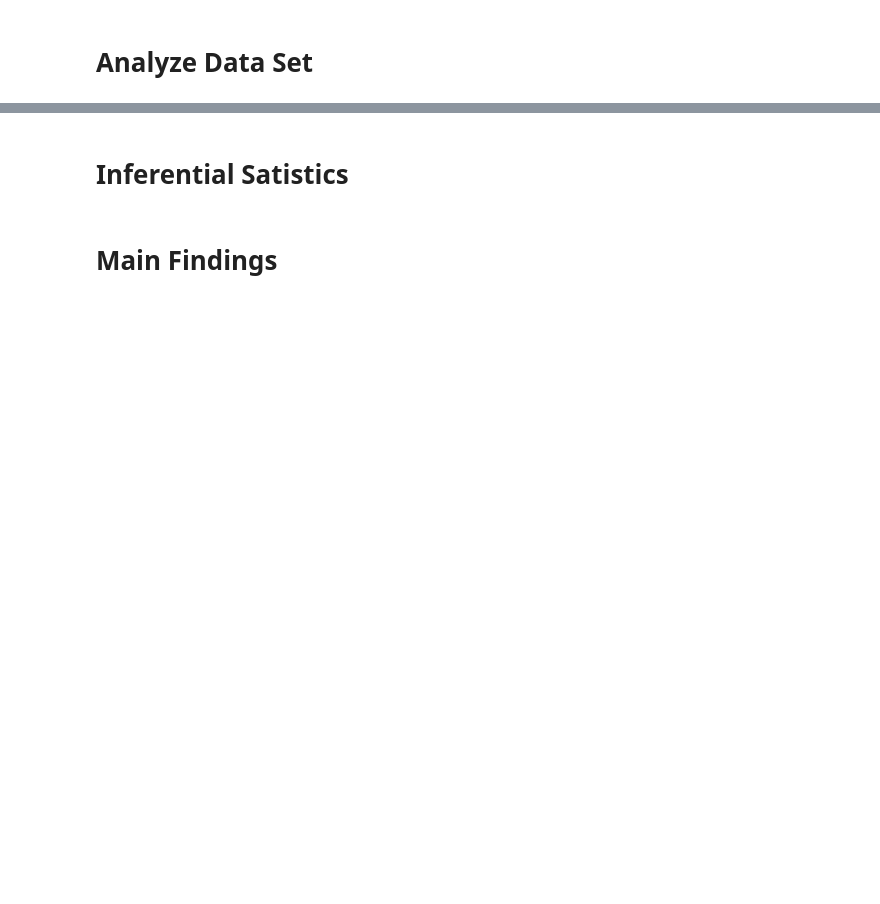
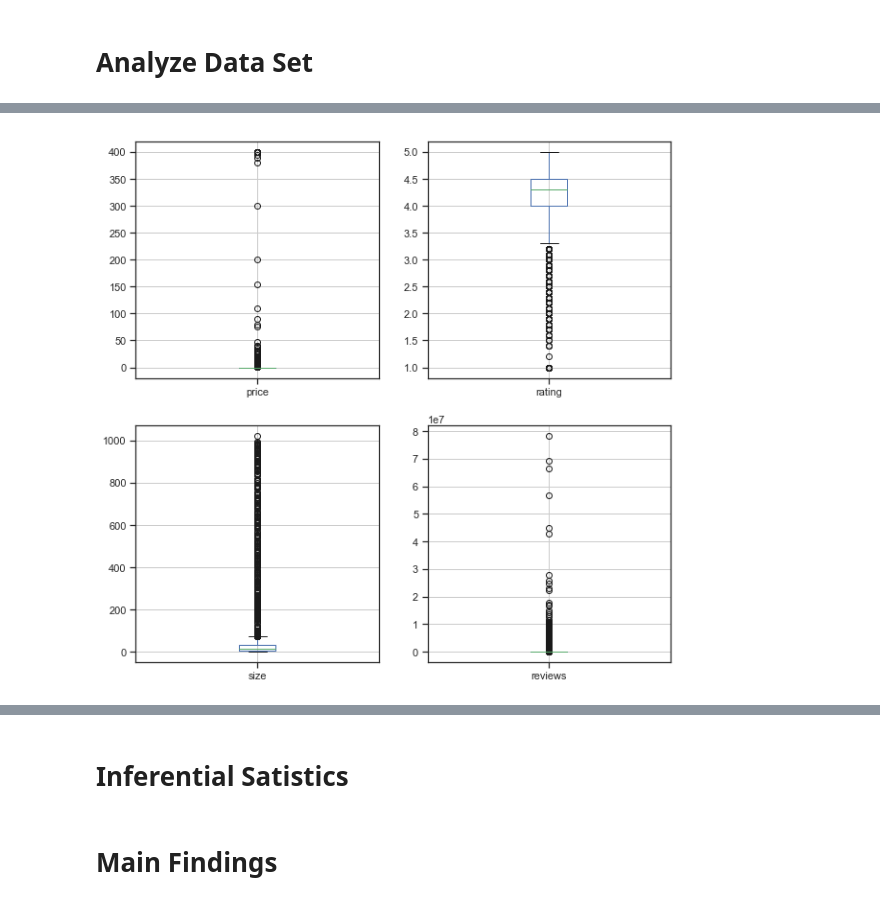
Before and after one commit to igorstojanovic91/google-play-store, a Jupyter notebook: Google Play Store Aanalysis.ipynb, the cells around one changed output, grey strips where cells are left out. Drawn from its saved outputs; the diff is of its cells as text; code cells hidden in the pictures; blank space fills up the shorter version.

```diff
--- a/Google Play Store Aanalysis.ipynb
+++ b/Google Play Store Aanalysis.ipynb
@@ -603,0 +661,11 @@ df_review.to_csv('df_review_clean.csv')
+# %%
+#Having the boxplot view
+fig, axes = plt.subplots(nrows=2, ncols=2,figsize=(10,10)) # create 2x2 array of subplots
+
+df.boxplot(column='price', ax=axes[0,0]) # add boxplot to 1st subplot
+df.boxplot(column='rating', ax=axes[0,1])
+df.boxplot(column='size', ax=axes[1,0])
+df.boxplot(column='reviews', ax=axes[1,1])
+plt.show()
+# %% [output]
+[figure, added]
```
Also changed, not shown: parts of 22 cells of this notebook.
